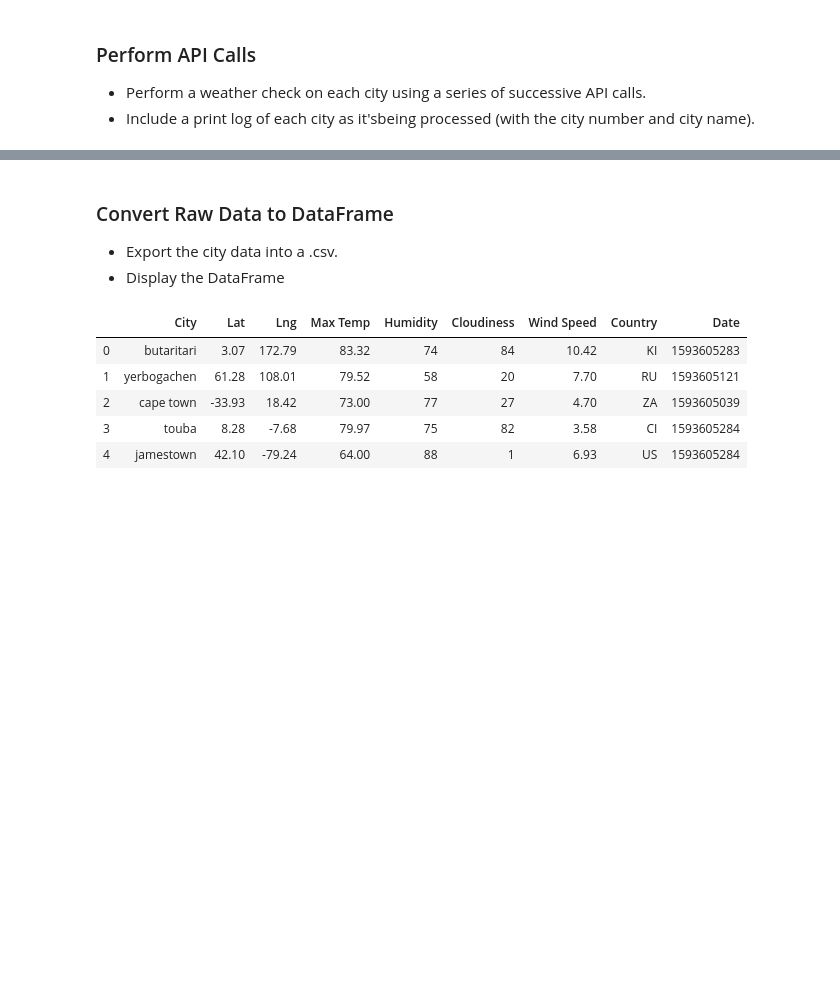
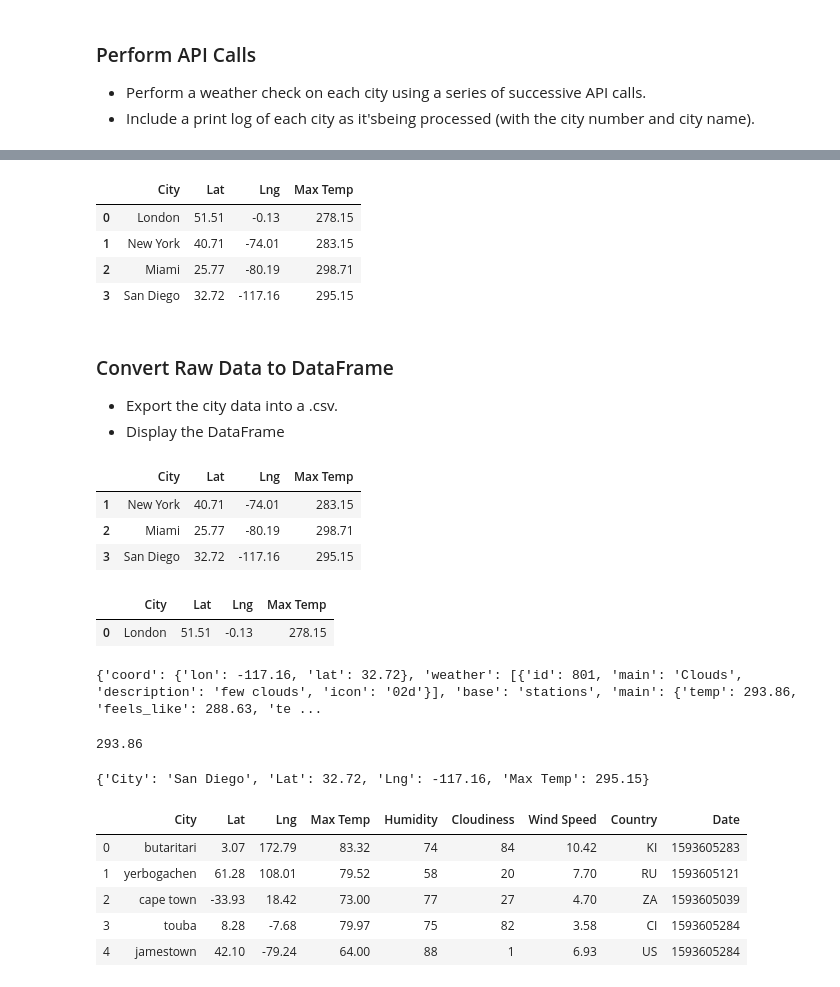
Before and after one commit to AliciaAPerez/Weather_Analysis_with_Python-_and_API_Requets, a Jupyter notebook: Code/WeatherPy.ipynb, the cells around one changed output, grey strips where cells are left out. Cells and saved outputs as stored; diff of their text form; code cells hidden in the pictures; blank space fills up the shorter version.

```diff
--- a/Code/WeatherPy.ipynb
+++ b/Code/WeatherPy.ipynb
@@ -75,4 +56,57 @@ Data Retrieval Complete
+# %%
+city_temp = ["London", "New York", "Miami", "San Diego"]
+for city in city_temp:
+
+    url = f"http://api.openweathermap.org/data/2.5/weather?q={city}&appid={weather_api_key}"
+    response = requests.get(url).json()
+    print(url)
+# %%
+city_data = []
+for city in city_temp:
+    url = f"http://api.openweathermap.org/data/2.5/weather?q={city}&appid={weather_api_key}"
+    response = requests.get(url).json()
+    try:
+#         print(response["name"])
+        temp_max = response["main"]["temp_max"]
+        name = response["name"]
+        lat = response["coord"]["lat"]
+        lng = response["coord"]["lon"]
+        dict_data = {"City":name, "Lat":lat, "Lng":lng, "Max Temp":temp_max}
+        city_data.append(dict_data)
+
+    except KeyError:
+        #print("City Not Found")
+        continue
+# %%
+city_data_df = pd.DataFrame(city_data)
+city_data_df
+# %% [output]
+|  | City | Lat | Lng | Max Temp |
+| 0 | London | 51.51 | -0.13 | 278.15 |
+| 1 | New York | 40.71 | -74.01 | 283.15 |
+| 2 | Miami | 25.77 | -80.19 | 298.71 |
+| 3 | San Diego | 32.72 | -117.16 | 295.15 |
 # %% [markdown]
 ### Convert Raw Data to DataFrame
 * Export the city data into a .csv.
 * Display the DataFrame
+# %%
+city_data_df[city_data_df["Max Temp"] > 280]
+# %% [output]
+|  | City | Lat | Lng | Max Temp |
+| 1 | New York | 40.71 | -74.01 | 283.15 |
+| 2 | Miami | 25.77 | -80.19 | 298.71 |
+| 3 | San Diego | 32.72 | -117.16 | 295.15 |
+# %%
+city_data_df[(city_data_df["Max Temp"] > 270) & (city_data_df["Lat"] > 50)]
+# %% [output]
+|  | City | Lat | Lng | Max Temp |
+| 0 | London | 51.51 | -0.13 | 278.15 |
+# %%
+print(response)
+# %% [output]
+{'coord': {'lon': -117.16, 'lat': 32.72}, 'weather': [{'id': 801, 'main': 'Clouds', 'description': 'few clouds', 'icon': '02d'}], 'base': 'stations', 'main': {'temp': 293.86, 'feels_like': 288.63, 'te ...
+# %%
+response["main"]["temp_max"]
+# %% [output]
+293.86
@@ -79,3 +120,7 @@ Data Retrieval Complete
+# %%
+dict
+# %% [output]
+{'City': 'San Diego', 'Lat': 32.72, 'Lng': -117.16, 'Max Temp': 295.15}
 # %%
 # %% [output]
 |  | City | Lat | Lng | Max Temp | Humidity | Cloudiness | Wind Speed | Country | Date |
```
Also changed, not shown: parts of 4 cells of this notebook, 1 other file.
